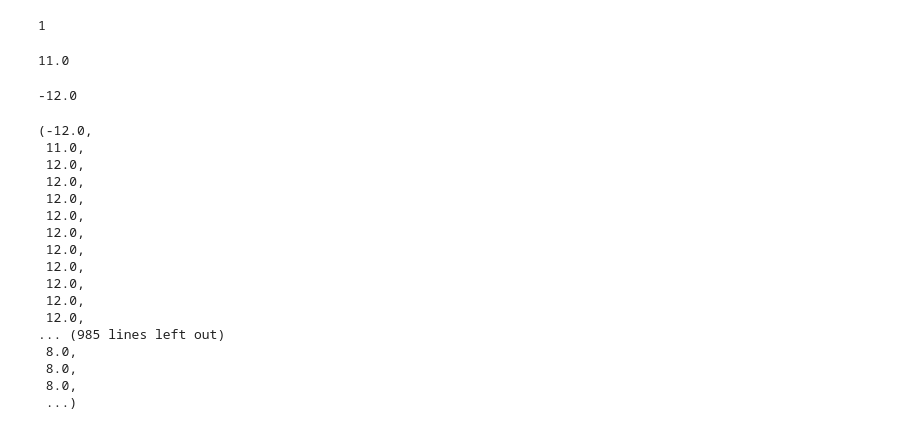
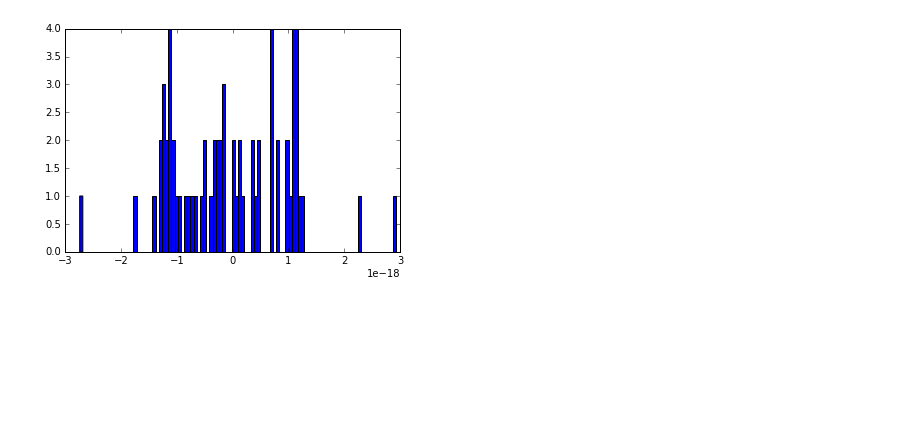
Before and after one commit to microspheres/Optlev, a Jupyter notebook: scripts/correlation_steps_notebook.ipynb, the cells around one changed output. Drawn from its saved outputs; the diff is of its cells as text; code cells hidden in the pictures; blank space fills up the shorter version.

```diff
--- a/scripts/correlation_steps_notebook.ipynb
+++ b/scripts/correlation_steps_notebook.ipynb
@@ -33,35 +25,6 @@ plt.show()
-# %%
-i = 0
-j = next(i for i, v in enumerate(dc) if v!=dc[0])
-j
-# %% [output]
-1
-# %%
-dc[1]
-# %% [output]
-11.0
-# %%
-dc[0]
-# %% [output]
--12.0
-# %%
-dc
-# %% [output]
-(-12.0,
- 11.0,
- 12.0,
- 12.0,
- 12.0,
- 12.0,
- 12.0,
- 12.0,
- 12.0,
- 12.0,
- 12.0,
- 12.0,
-... (985 lines left out)
- 8.0,
- 8.0,
- 8.0,
- ...)
+# %%
+plt.hist(corr, bins=100)
+plt.show()
+# %% [output]
+[figure, added]
 # %%
```
Also changed, not shown: parts of 13 cells of this notebook, 2 other files.
